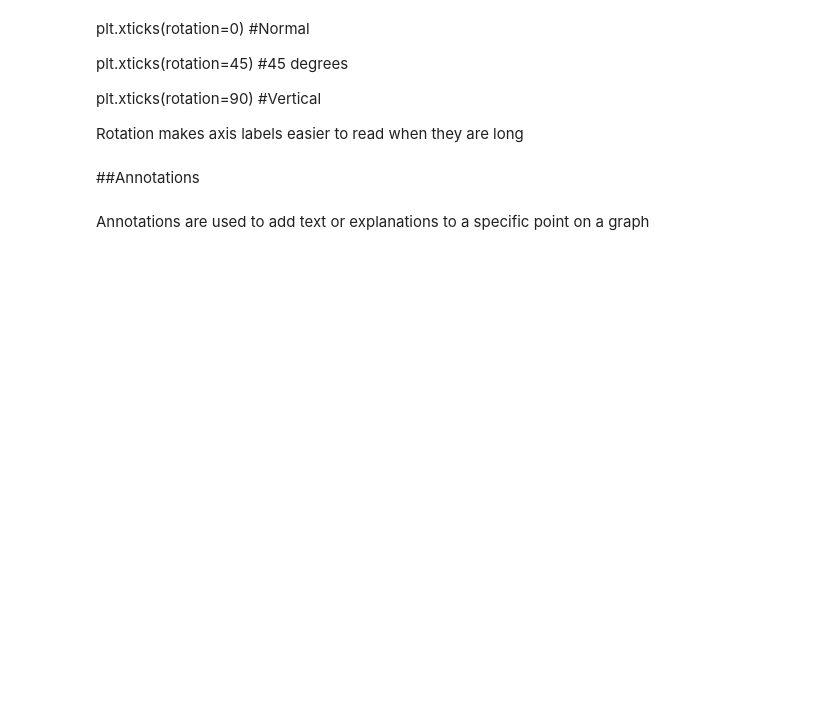
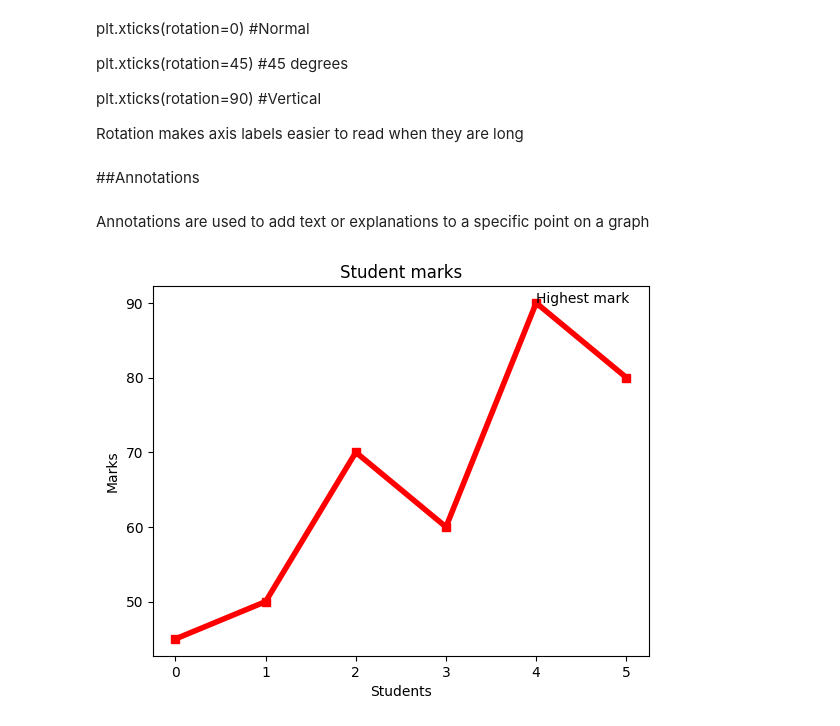
Before and after one commit to ftmshifa777/Matplotlib-Visualization, a Jupyter notebook: Matplotlib.ipynb, the cells around one changed output. Drawn from its saved outputs; the diff is of its cells as text; code cells hidden in the pictures; blank space fills up the shorter version.

```diff
--- a/Matplotlib.ipynb
+++ b/Matplotlib.ipynb
@@ -289,3 +289,16 @@ Rotation makes axis labels easier to read when they are long
 ##Annotations
 # %% [markdown]
 Annotations are used to add text or explanations to a specific point on a graph
+# %%
+marks=[45,50,70,60,90,80]
+plt.plot(marks,marker='s',color='red',linewidth=4)
+
+plt.annotate("Highest mark",xy=(4,90))
+
+plt.xlabel("Students")
+plt.ylabel("Marks")
+plt.title("Student marks")
+
+plt.show()
+# %% [output]
+[figure, added]
```
Also changed, not shown: parts of 5 cells of this notebook.
